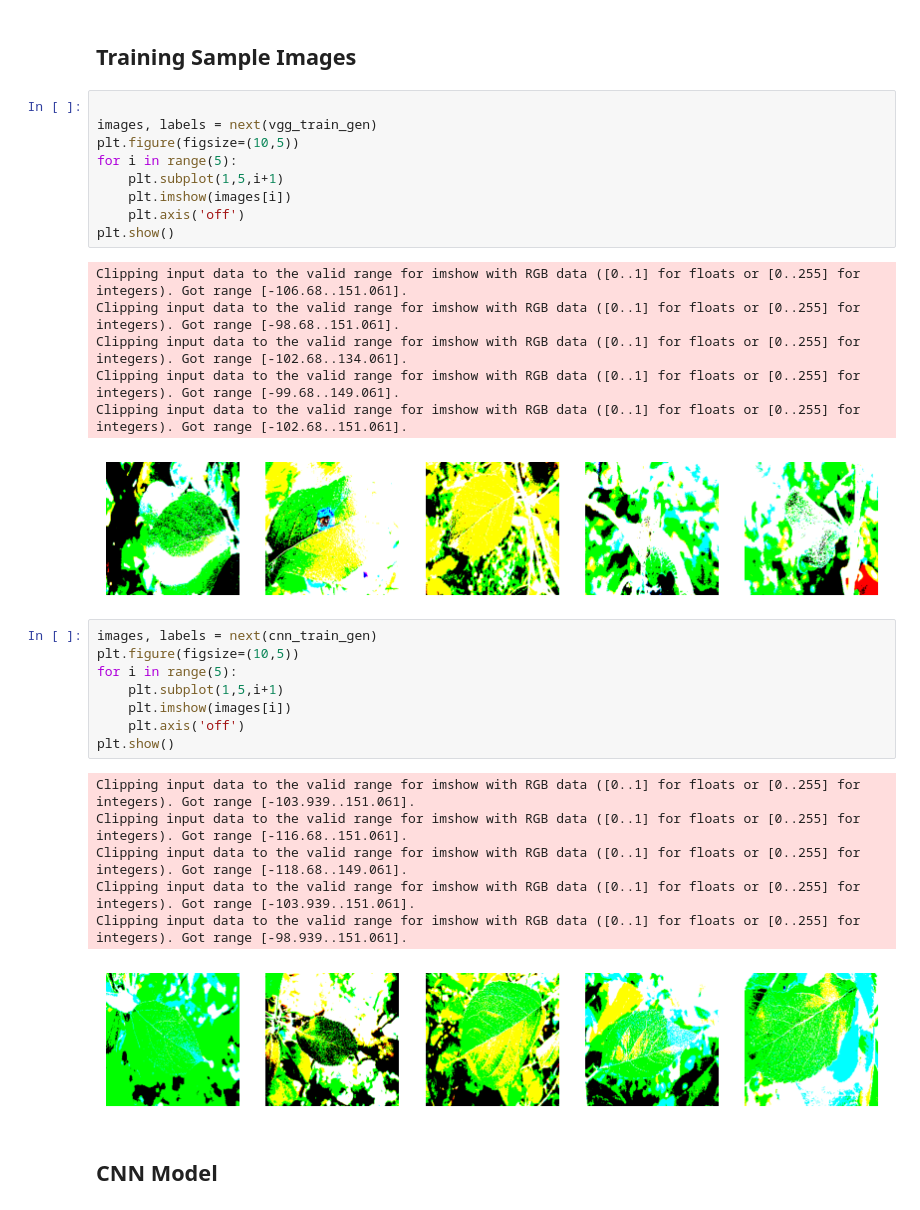
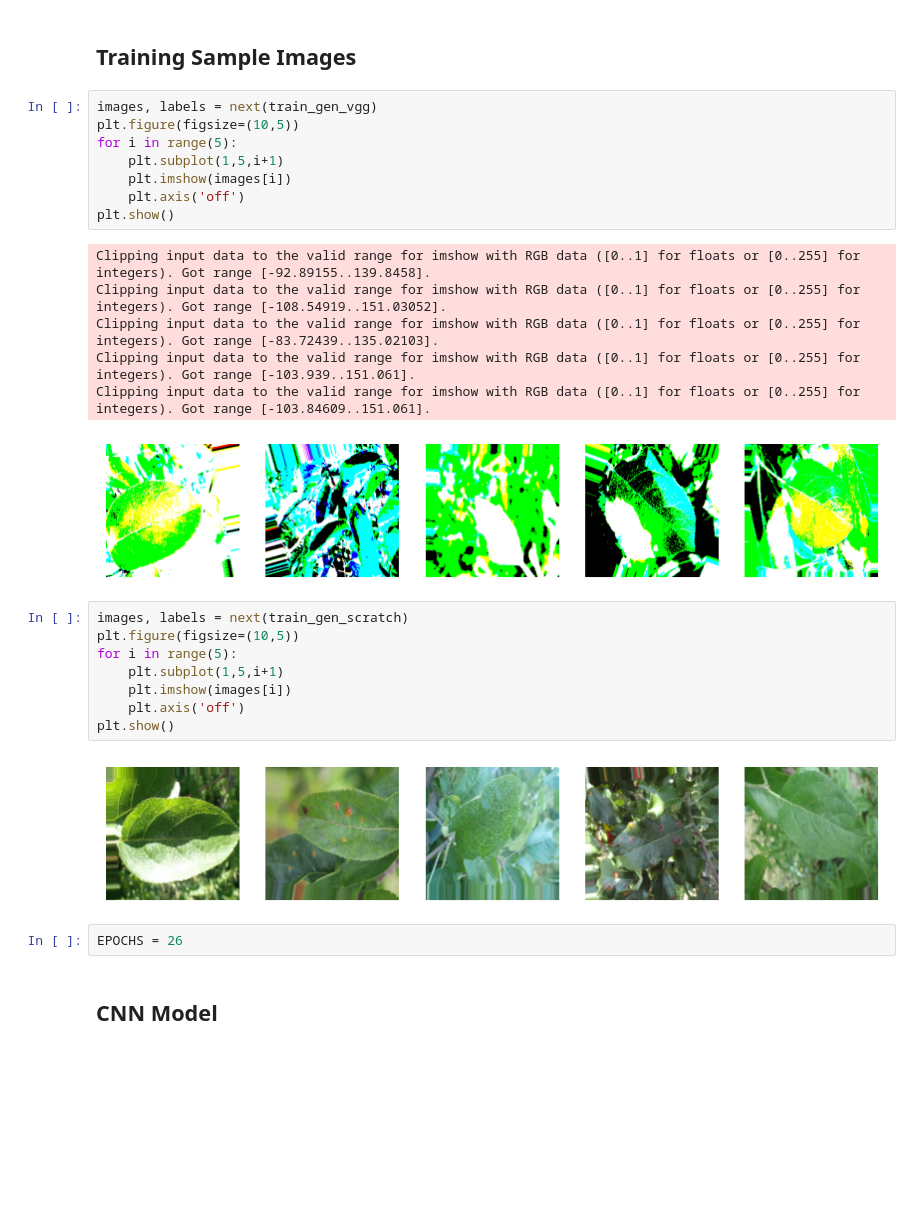
Before and after one commit to benedict8005/Machine-Learning-Repo, a Jupyter notebook: CNN_VGG_Comparison.ipynb, the cells around one changed output. Saved outputs shown, nothing was run; the diff lists cells and outputs as text; blank space fills up the shorter version.

```diff
--- a/CNN_VGG_Comparison.ipynb
+++ b/CNN_VGG_Comparison.ipynb
@@ -170,8 +165,7 @@ NameError: name 'show_sample_images' is not defined
 # %% [markdown]
 ## Training Sample Images
 # %%
-
-images, labels = next(vgg_train_gen)
+images, labels = next(train_gen_vgg)
 plt.figure(figsize=(10,5))
 for i in range(5):
     plt.subplot(1,5,i+1)
@@ -179,27 +173,24 @@ for i in range(5):
     plt.axis('off')
 plt.show()
 # %% [output]
-Clipping input data to the valid range for imshow with RGB data ([0..1] for floats or [0..255] for integers). Got range [-106.68..151.061].
-Clipping input data to the valid range for imshow with RGB data ([0..1] for floats or [0..255] for integers). Got range [-98.68..151.061].
-Clipping input data to the valid range for imshow with RGB data ([0..1] for floats or [0..255] for integers). Got range [-102.68..134.061].
-Clipping input data to the valid range for imshow with RGB data ([0..1] for floats or [0..255] for integers). Got range [-99.68..149.061].
-Clipping input data to the valid range for imshow with RGB data ([0..1] for floats or [0..255] for integers). Got range [-102.68..151.061].
+Clipping input data to the valid range for imshow with RGB data ([0..1] for floats or [0..255] for integers). Got range [-92.89155..139.8458].
+Clipping input data to the valid range for imshow with RGB data ([0..1] for floats or [0..255] for integers). Got range [-108.54919..151.03052].
+Clipping input data to the valid range for imshow with RGB data ([0..1] for floats or [0..255] for integers). Got range [-83.72439..135.02103].
+Clipping input data to the valid range for imshow with RGB data ([0..1] for floats or [0..255] for integers). Got range [-103.939..151.061].
+Clipping input data to the valid range for imshow with RGB data ([0..1] for floats or [0..255] for integers). Got range [-103.84609..151.061].
-[figure, old version]
+[figure, new version]
 # %%
-images, labels = next(cnn_train_gen)
+images, labels = next(train_gen_scratch)
 plt.figure(figsize=(10,5))
 for i in range(5):
     plt.subplot(1,5,i+1)
     plt.imshow(images[i])
     plt.axis('off')
 plt.show()
 # %% [output]
-Clipping input data to the valid range for imshow with RGB data ([0..1] for floats or [0..255] for integers). Got range [-103.939..151.061].
-Clipping input data to the valid range for imshow with RGB data ([0..1] for floats or [0..255] for integers). Got range [-116.68..151.061].
-Clipping input data to the valid range for imshow with RGB data ([0..1] for floats or [0..255] for integers). Got range [-118.68..149.061].
-Clipping input data to the valid range for imshow with RGB data ([0..1] for floats or [0..255] for integers). Got range [-103.939..151.061].
-Clipping input data to the valid range for imshow with RGB data ([0..1] for floats or [0..255] for integers). Got range [-98.939..151.061].
-[figure, old version]
+[figure, new version]
+# %%
+EPOCHS = 26
 # %% [markdown]
 ## CNN Model
 # %%
```
Also changed, not shown: parts of 12 cells of this notebook.
